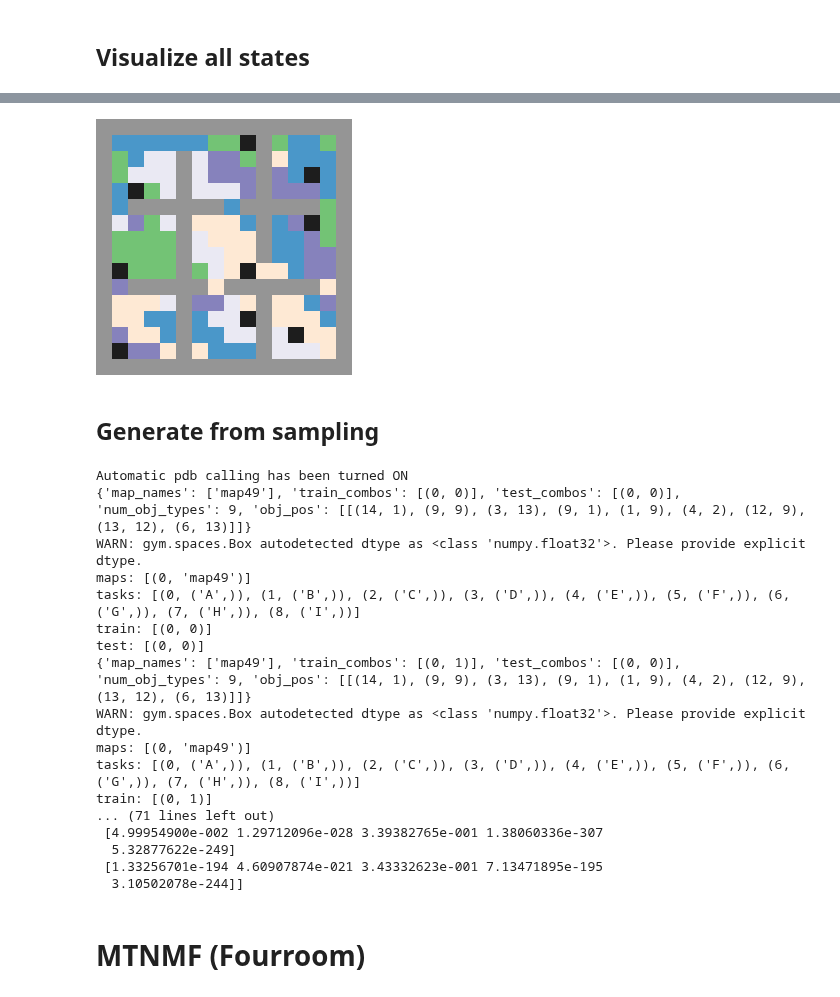
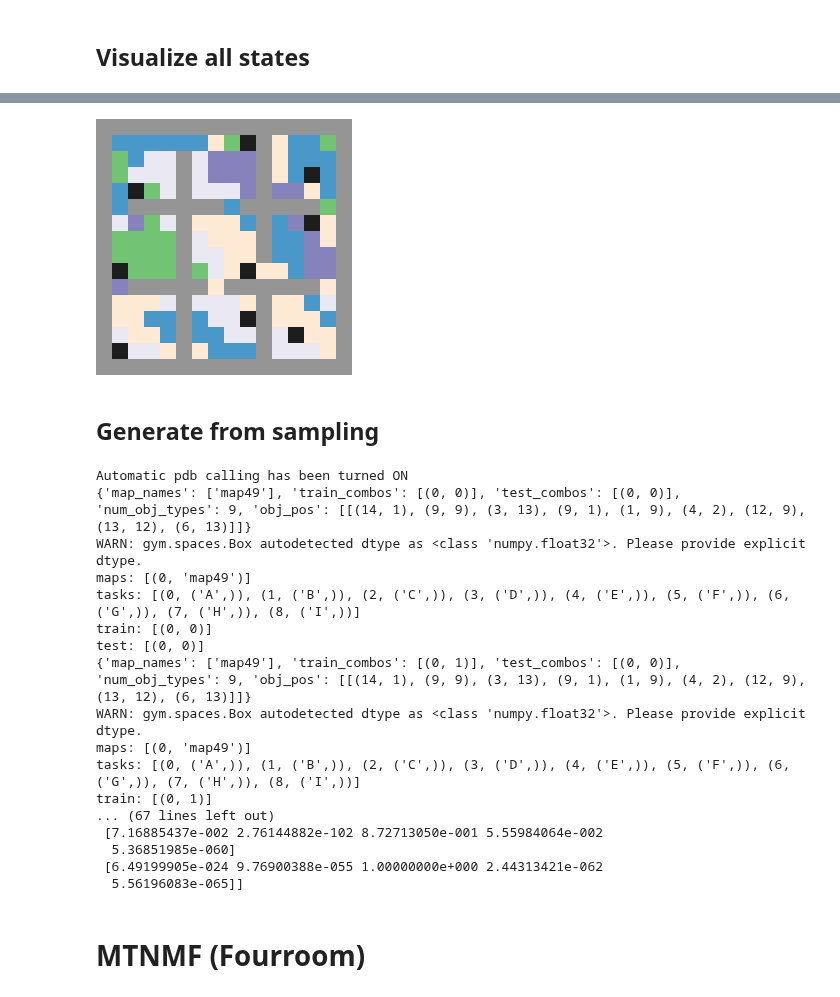
Before and after one commit to lchenat/TSA, a Jupyter notebook: ipynb/pick_nmf.ipynb, the cells around one changed output, grey strips where cells are left out. Cells and saved outputs as stored; diff of their text form; code cells hidden in the pictures.

```diff
--- a/ipynb/pick_nmf.ipynb
+++ b/ipynb/pick_nmf.ipynb
@@ -245,6 +201,7 @@ n_trajs = 10 #30
 scale = 2
 n_objs = 9
 epsilon = 0.0
+normalize = True
 
 def get_expert(weight_path, action_dim):
     visual_body = TSAMiniConvBody(
@@ -284,8 +241,6 @@ expert_dict = {
 
 env, states = get_visualization_env()
 
-decomposer = MTNMF(n_abs, max_iter=5000, tol=0.0001)
-
 experts = dict()
 
 for goal_idx, weight_path in expert_dict.items():
@@ -301,11 +256,13 @@ for goal_idx in expert_dict:
     pvs.append(pv)
 
 pvs = np.stack(pvs, 0)
-A, S, info = MTNMF(n_abs, max_iter=5000, l1_ratio=l1_ratio).fit(pvs.transpose(0, 2, 1))
+A, S, info = MTNMF(n_abs, max_iter=5000, l1_ratio=l1_ratio, normalize=normalize).fit(pvs.transpose(0, 2, 1))
 
 abs_list = S.T.argmax(1)
 img = get_img(env, abs_list)
 imshow(img)
+
+#print((S.T).sum(1))
 # %% [output]
 Automatic pdb calling has been turned ON
 {'map_names': ['map49'], 'train_combos': [(0, 8)], 'test_combos': [(0, 0)], 'num_obj_types': 9, 'obj_pos': [[(14, 1), (9, 9), (3, 13), (9, 1), (1, 9), (4, 2), (12, 9), (13, 12), (6, 13)]]}
@@ -329,4 +284,4 @@ NMF loss: 125.20671967664967
-[figure, old version]
+[figure, new version]
 # %% [markdown]
 ## Generate from sampling
 # %%
@@ -340,6 +295,7 @@ n_trajs = 20 #30
 scale = 2
 n_objs = 9
 epsilon = 0.2
+normalize = True
 
 # eps: 10: 341 - xxx, 20: 641 - 3831
 # mix: 10: 549 - 3317
@@ -396,8 +352,6 @@ for i in range(8):
         2,
     )
 
-decomposer = MTNMF(n_abs, max_iter=5000, tol=0.0001)
-
 states = []
 experts = dict()
 
@@ -432,9 +386,9 @@ for goal_idx in expert_dict:
     pvs.append(pv)
 
 pvs = np.stack(pvs, 0)
-A, S, info = MTNMF(n_abs, max_iter=5000, l1_ratio=l1_ratio).fit(pvs.transpose(0, 2, 1))
+A, S, info = MTNMF(n_abs, max_iter=5000, l1_ratio=l1_ratio, normalize=normalize).fit(pvs.transpose(0, 2, 1))
 print(pvs.shape)
-save_path = '../data/nmf_sample/pick/nineroom/split.{}-{}-{}'.format(n_trajs, epsilon, n_abs)
+save_path = '../data/nmf_sample/pick/nineroom/split.n.{}-{}-{}'.format(n_trajs, epsilon, n_abs)
 print('save: {}'.format(save_path))
 
 print(S.T)
@@ -462,11 +416,11 @@ WARN: gym.spaces.Box autodetected dtype as <class 'numpy.float32'>. Please provi
 maps: [(0, 'map49')]
 tasks: [(0, ('A',)), (1, ('B',)), (2, ('C',)), (3, ('D',)), (4, ('E',)), (5, ('F',)), (6, ('G',)), (7, ('H',)), (8, ('I',))]
 train: [(0, 1)]
-... (71 lines left out)
- [4.99954900e-002 1.29712096e-028 3.39382765e-001 1.38060336e-307
-  5.32877622e-249]
- [1.33256701e-194 4.60907874e-021 3.43332623e-001 7.13471895e-195
-  3.10502078e-244]]
+... (67 lines left out)
+ [7.16885437e-002 2.76144882e-102 8.72713050e-001 5.55984064e-002
+  5.36851985e-060]
+ [6.49199905e-024 9.76900388e-055 1.00000000e+000 2.44313421e-062
+  5.56196083e-065]]
 # %% [markdown]
 # MTNMF (Fourroom)
 # %%
```
Also changed, not shown: parts of 3 cells of this notebook.
